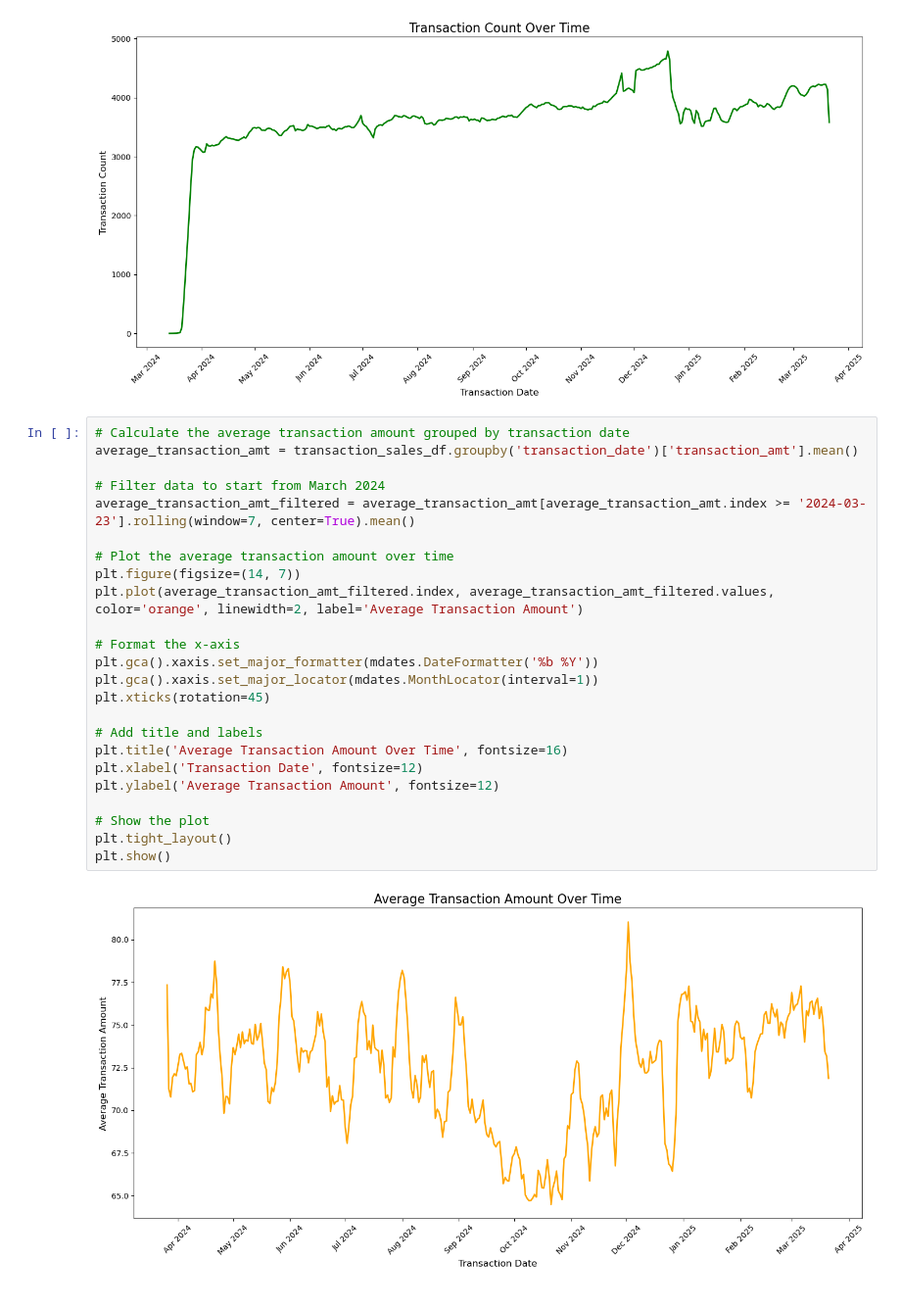
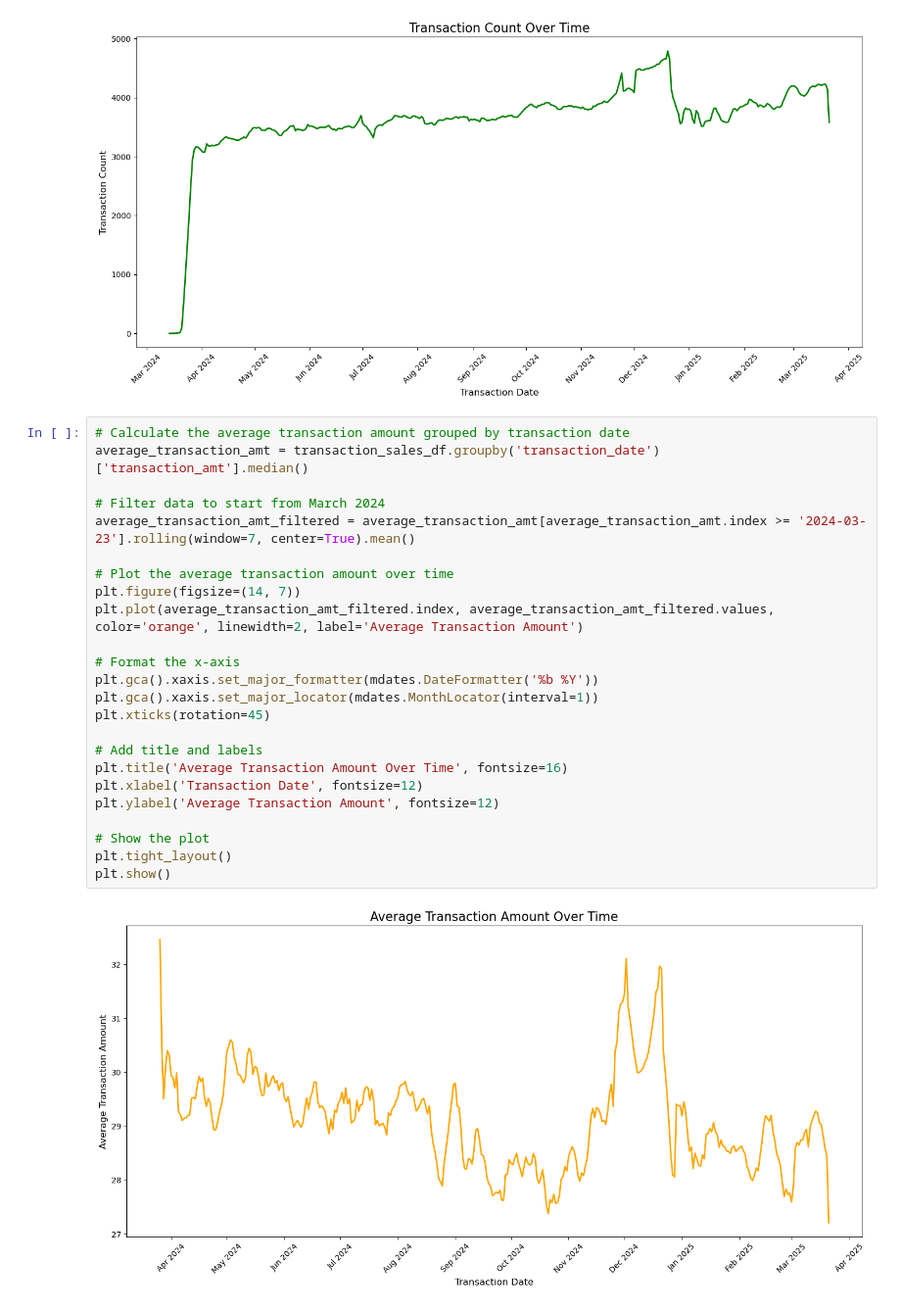
Before and after one commit to mohi-m/Data-THIS-Data-THAT, a Jupyter notebook: main.ipynb, the cells around one changed output. Shown at 98% size. Cells and saved outputs as stored; diff of their text form.

```diff
--- a/main.ipynb
+++ b/main.ipynb
@@ -222,27 +222,27 @@ plt.show()
 [figure]
 # %%
 # Calculate the average transaction amount grouped by transaction date
-average_transaction_amt = transaction_sales_df.groupby('transaction_date')['transaction_amt'].mean()
+average_transaction_amt = transaction_sales_df.groupby('transaction_date')['transaction_amt'].median()
 
 # Filter data to start from March 2024
 average_transaction_amt_filtered = average_transaction_amt[average_transaction_amt.index >= '2024-03-23'].rolling(window=7, center=True).mean()
 
 # Plot the average transaction amount over time
 plt.figure(figsize=(14, 7))
 plt.plot(average_transaction_amt_filtered.index, average_transaction_amt_filtered.values, color='orange', linewidth=2, label='Average Transaction Amount')
 
 # Format the x-axis
 plt.gca().xaxis.set_major_formatter(mdates.DateFormatter('%b %Y'))
 plt.gca().xaxis.set_major_locator(mdates.MonthLocator(interval=1))
 plt.xticks(rotation=45)
 
 # Add title and labels
 plt.title('Average Transaction Amount Over Time', fontsize=16)
 plt.xlabel('Transaction Date', fontsize=12)
 plt.ylabel('Average Transaction Amount', fontsize=12)
 
 # Show the plot
 plt.tight_layout()
 plt.show()
 # %% [output]
-[figure, old version]
+[figure, new version]
```
Also changed, not shown: parts of 2 cells of this notebook.
